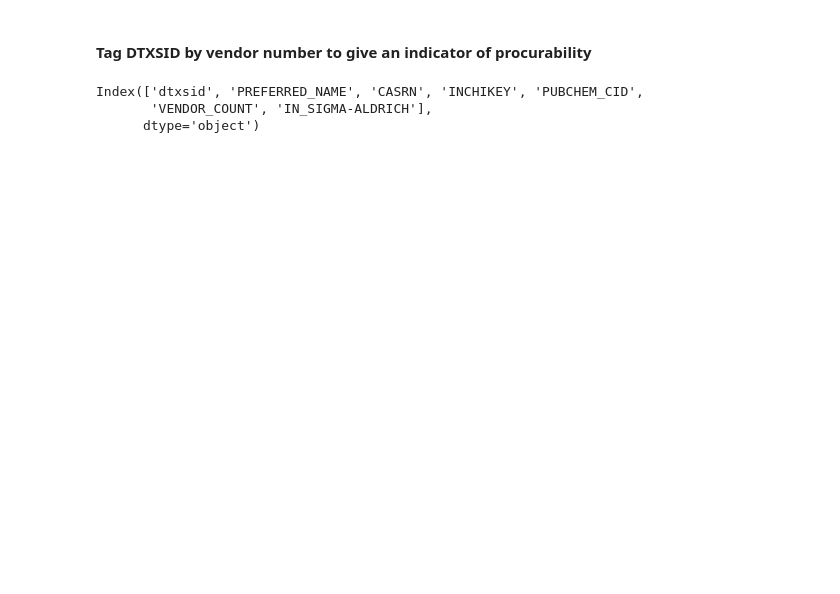
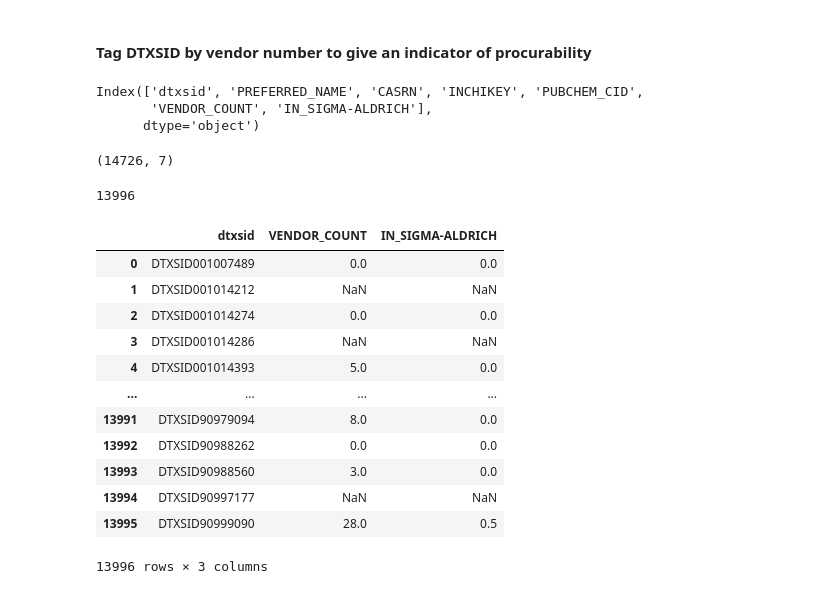
Before and after one commit to patlewig/tsca_categories, a Jupyter notebook: notebooks/01_epa-categories.ipynb, the cells around one changed output. Cells and saved outputs as stored; diff of their text form; code cells hidden in the pictures; blank space fills up the shorter version.

```diff
--- a/notebooks/01_epa-categories.ipynb
+++ b/notebooks/01_epa-categories.ipynb
@@ -1157,4 +1173,32 @@ vendors.columns
 Index(['dtxsid', 'PREFERRED_NAME', 'CASRN', 'INCHIKEY', 'PUBCHEM_CID',
        'VENDOR_COUNT', 'IN_SIGMA-ALDRICH'],
       dtype='object')
+# %%
+vendors = vendors[vendors['dtxsid'].isin(tsca_df['dtxsid'].tolist())]
+# %%
+vendors.shape
+# %% [output]
+(14726, 7)
+# %%
+vendors.dtxsid.nunique()
+# %% [output]
+13996
+# %%
+vendors2 = vendors.groupby('dtxsid').agg({'VENDOR_COUNT': 'mean', 'IN_SIGMA-ALDRICH': 'mean'}).reset_index()
+# %%
+vendors2
+# %% [output]
+|  | dtxsid | VENDOR_COUNT | IN_SIGMA-ALDRICH |
+| 0 | DTXSID001007489 | 0.0 | 0.0 |
+| 1 | DTXSID001014212 | NaN | NaN |
+| 2 | DTXSID001014274 | 0.0 | 0.0 |
+| 3 | DTXSID001014286 | NaN | NaN |
+| 4 | DTXSID001014393 | 5.0 | 0.0 |
+| ... | ... | ... | ... |
+| 13991 | DTXSID90979094 | 8.0 | 0.0 |
+| 13992 | DTXSID90988262 | 0.0 | 0.0 |
+| 13993 | DTXSID90988560 | 3.0 | 0.0 |
+| 13994 | DTXSID90997177 | NaN | NaN |
+| 13995 | DTXSID90999090 | 28.0 | 0.5 |
+13996 rows × 3 columns
 # %%
```
Also changed, not shown: parts of 11 cells of this notebook, 2 other files.
